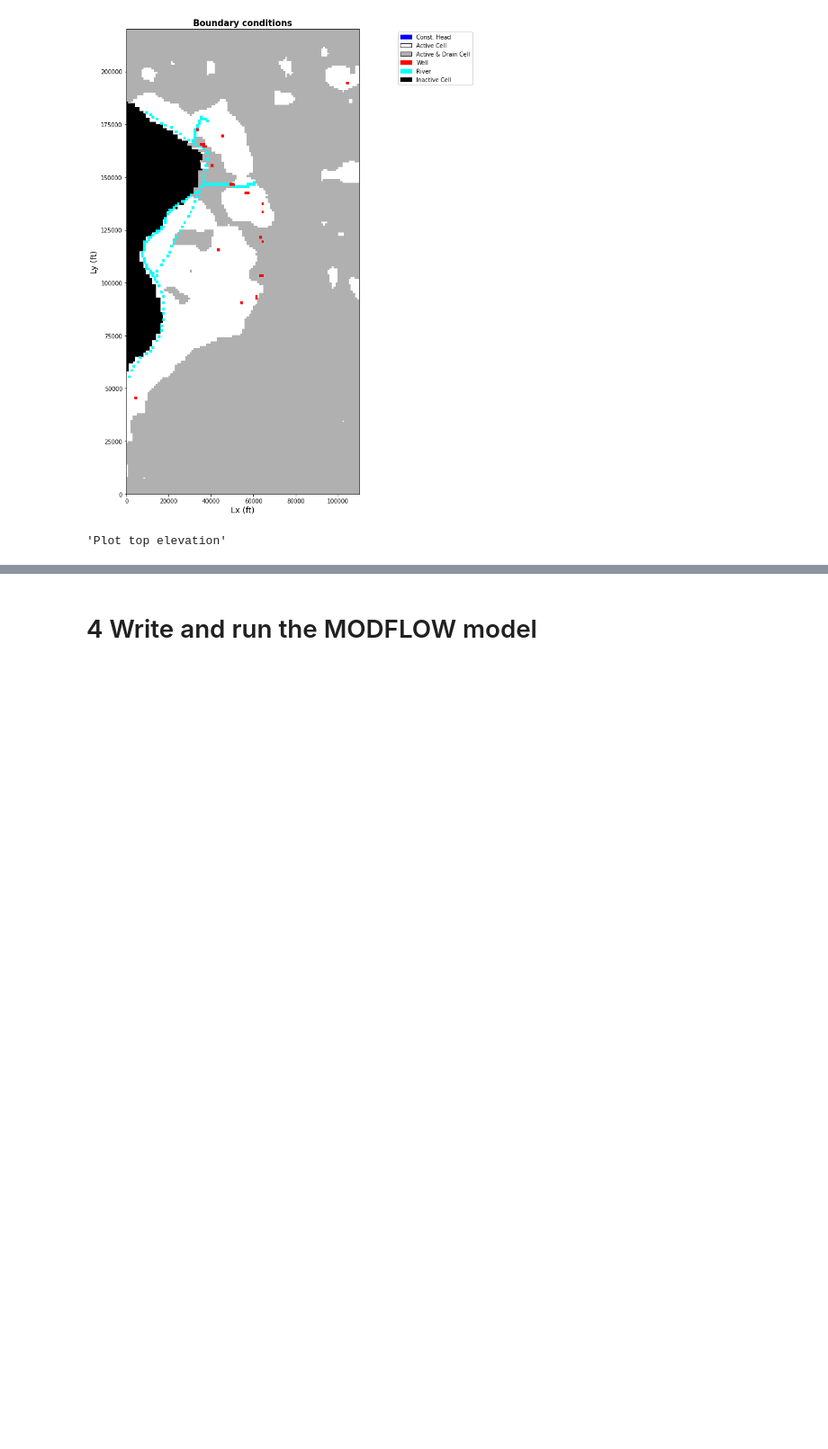
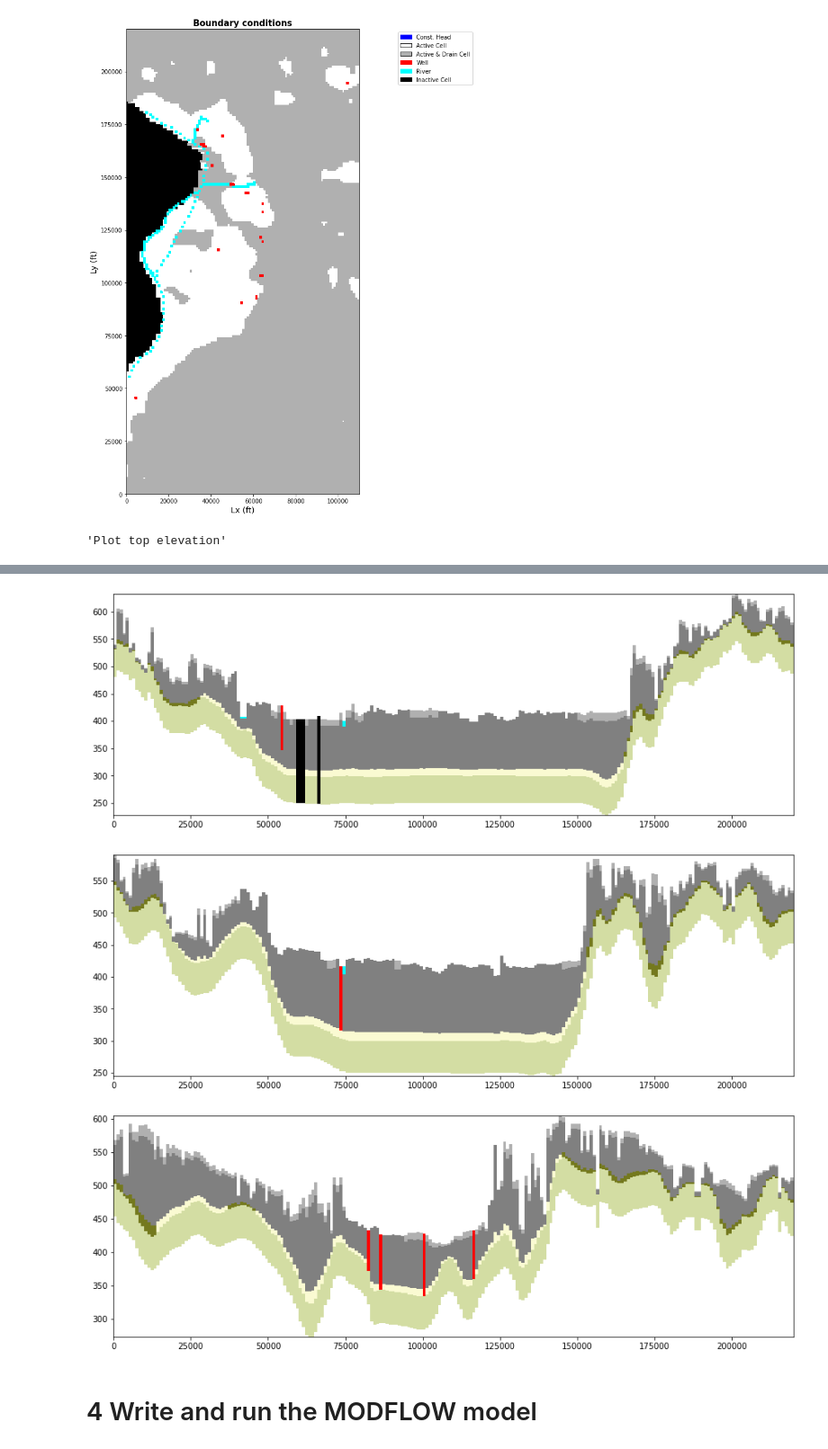
Before and after one commit to Firas-95/GEO572-Project-E.St.Louis, a Jupyter notebook: ESL_model_v2.1.ipynb, the cells around one changed output, grey strips where cells are left out. Shown at 90% size. Saved outputs shown, nothing was run; the diff lists cells and outputs as text; code cells hidden in the pictures; blank space fills up the shorter version.

```diff
--- a/ESL_model_v2.1.ipynb
+++ b/ESL_model_v2.1.ipynb
@@ -725,3 +735,12 @@ plot_transect(1,100)
+# %%
+# Plot the 3 north-south transects
+plot_transect(rowcolflag=1, value=35) #transect 1
+plot_transect(rowcolflag=1, value=50) #transect 2
+plot_transect(rowcolflag=1, value=64) #transect 3
+# %% [output]
+[figure, added]
+[figure, added]
+[figure, added]
 # %% [markdown]
 # 4 Write and run the MODFLOW model
 # %%
```
Also changed, not shown: parts of 3 cells of this notebook.
